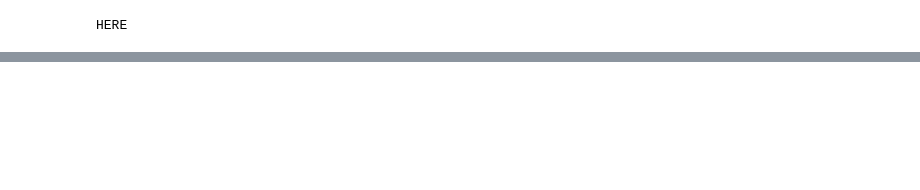
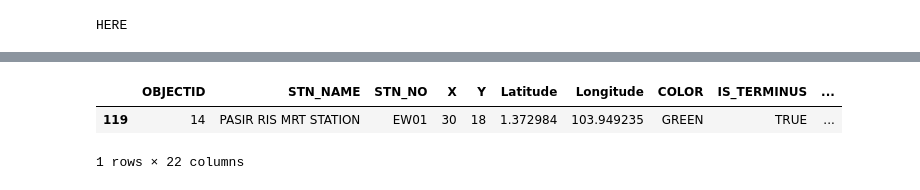
Before and after one commit to Sean-Leishman/NextStopABMS, a Jupyter notebook: data/clean_data.ipynb, the cells around one changed output, grey strips where cells are left out. Drawn from its saved outputs; the diff is of its cells as text; code cells hidden in the pictures; blank space fills up the shorter version.

```diff
--- a/data/clean_data.ipynb
+++ b/data/clean_data.ipynb
@@ -135,0 +168,6 @@ df.to_csv("formatted_stations.csv")
+# %%
+df.loc[df.STN_NO == "EW01"]
+# %% [output]
+|  | OBJECTID | STN_NAME | STN_NO | X | Y | Latitude | Longitude | COLOR | IS_TERMINUS | ... |
+| 119 | 14 | PASIR RIS MRT STATION | EW01 | 30 | 18 | 1.372984 | 103.949235 | GREEN | TRUE | ... |
+1 rows × 22 columns
```
Also changed, not shown: parts of 9 cells of this notebook, 8 other files.
